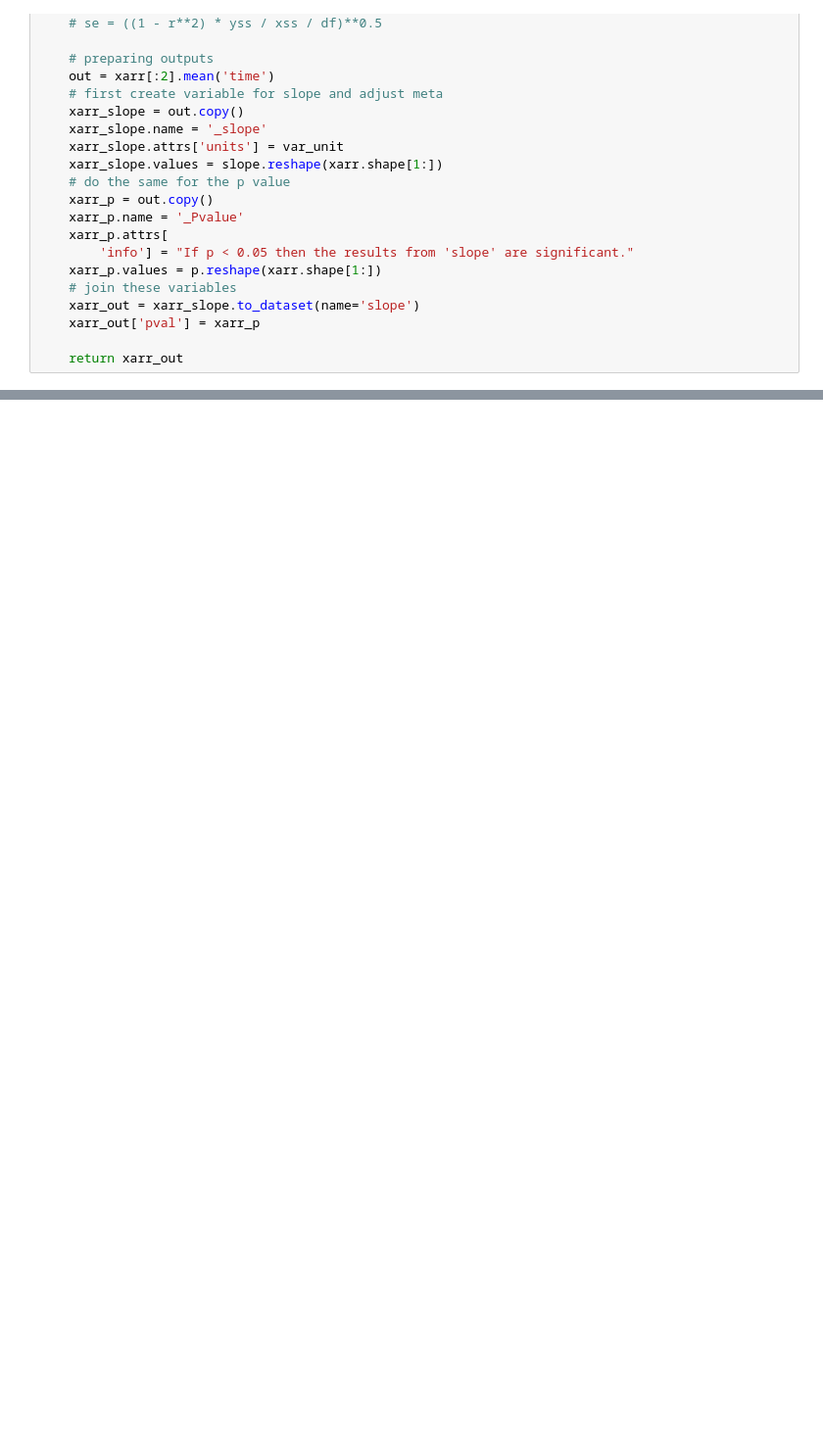
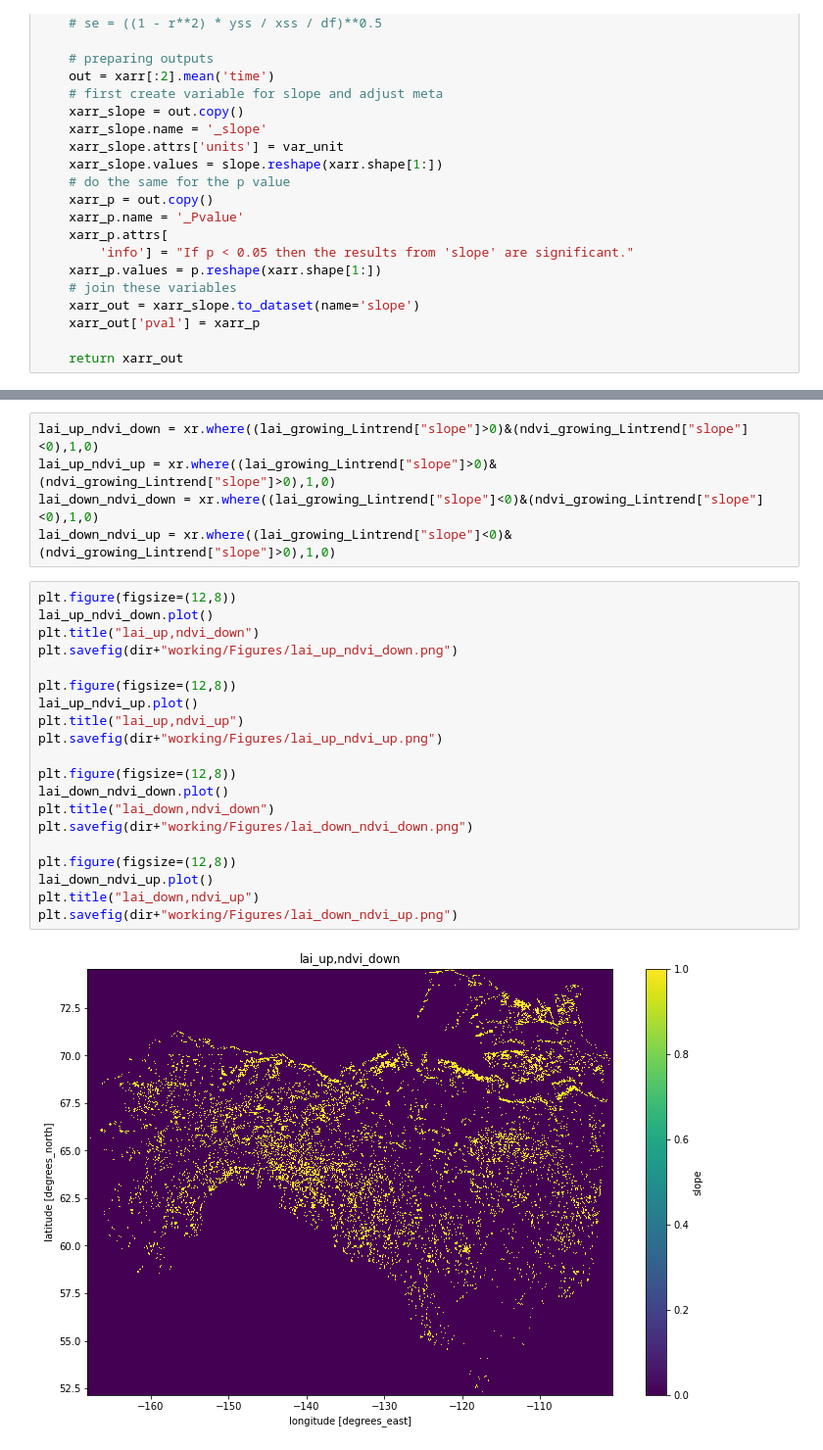
Before and after one commit to hamiddashti/greeness, a Jupyter notebook: codes/src/test.ipynb, the cells around one changed output, grey strips where cells are left out. Shown at 98% size. Saved outputs shown, nothing was run; the diff lists cells and outputs as text; blank space fills up the shorter version.

```diff
--- a/codes/src/test.ipynb
+++ b/codes/src/test.ipynb
@@ -210,0 +239,27 @@ plt.savefig(data_dir+"/Figures/LAI_growing_trend.png")
+# %%
+lai_up_ndvi_down = xr.where((lai_growing_Lintrend["slope"]>0)&(ndvi_growing_Lintrend["slope"]<0),1,0)
+lai_up_ndvi_up = xr.where((lai_growing_Lintrend["slope"]>0)&(ndvi_growing_Lintrend["slope"]>0),1,0)
+lai_down_ndvi_down = xr.where((lai_growing_Lintrend["slope"]<0)&(ndvi_growing_Lintrend["slope"]<0),1,0)
+lai_down_ndvi_up = xr.where((lai_growing_Lintrend["slope"]<0)&(ndvi_growing_Lintrend["slope"]>0),1,0)
+# %%
+plt.figure(figsize=(12,8))
+lai_up_ndvi_down.plot()
+plt.title("lai_up,ndvi_down")
+plt.savefig(dir+"working/Figures/lai_up_ndvi_down.png")
+
+plt.figure(figsize=(12,8))
+lai_up_ndvi_up.plot()
+plt.title("lai_up,ndvi_up")
+plt.savefig(dir+"working/Figures/lai_up_ndvi_up.png")
+
+plt.figure(figsize=(12,8))
+lai_down_ndvi_down.plot()
+plt.title("lai_down,ndvi_down")
+plt.savefig(dir+"working/Figures/lai_down_ndvi_down.png")
+
+plt.figure(figsize=(12,8))
+lai_down_ndvi_up.plot()
+plt.title("lai_down,ndvi_up")
+plt.savefig(dir+"working/Figures/lai_down_ndvi_up.png")
+# %% [output]
+[figure, added]
```
Also changed, not shown: parts of 9 cells of this notebook, 3 other files.
